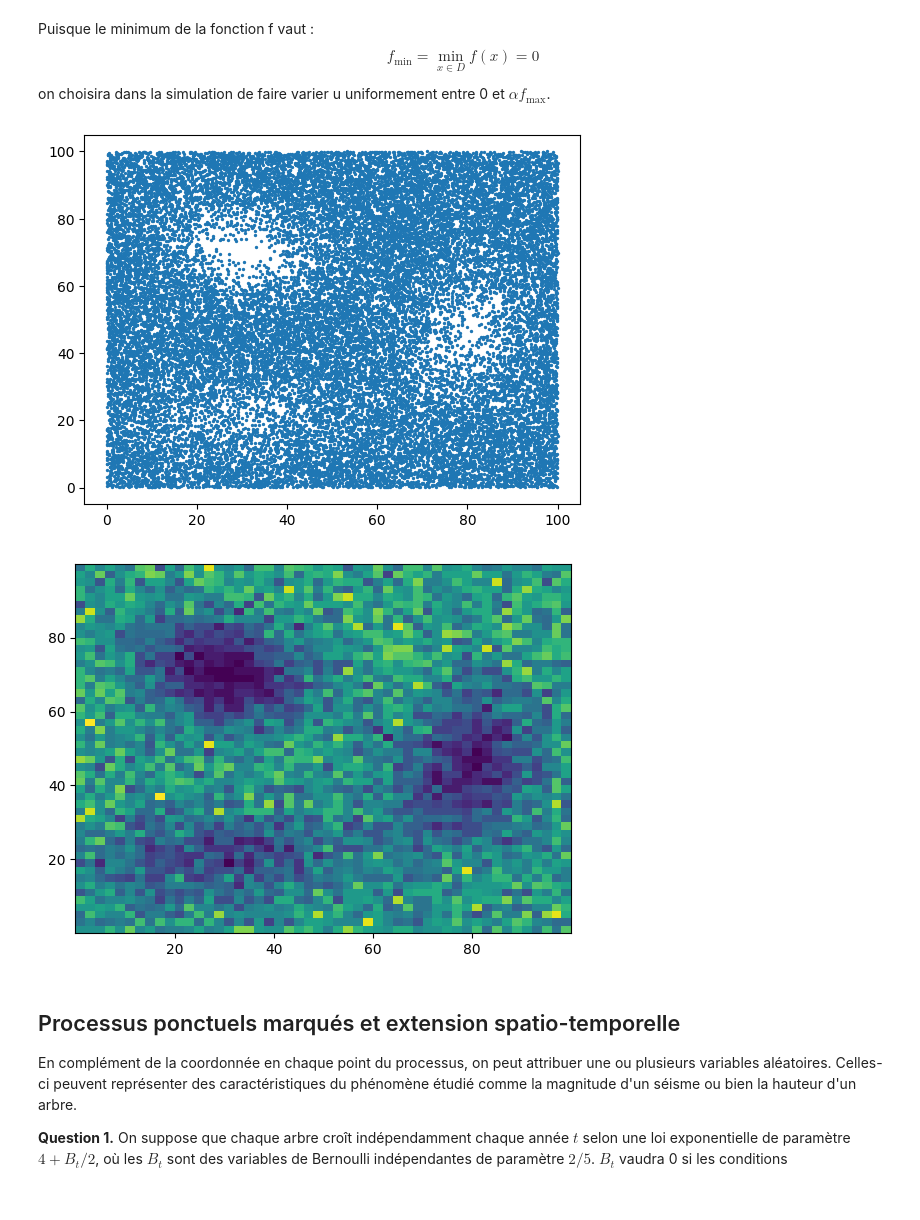
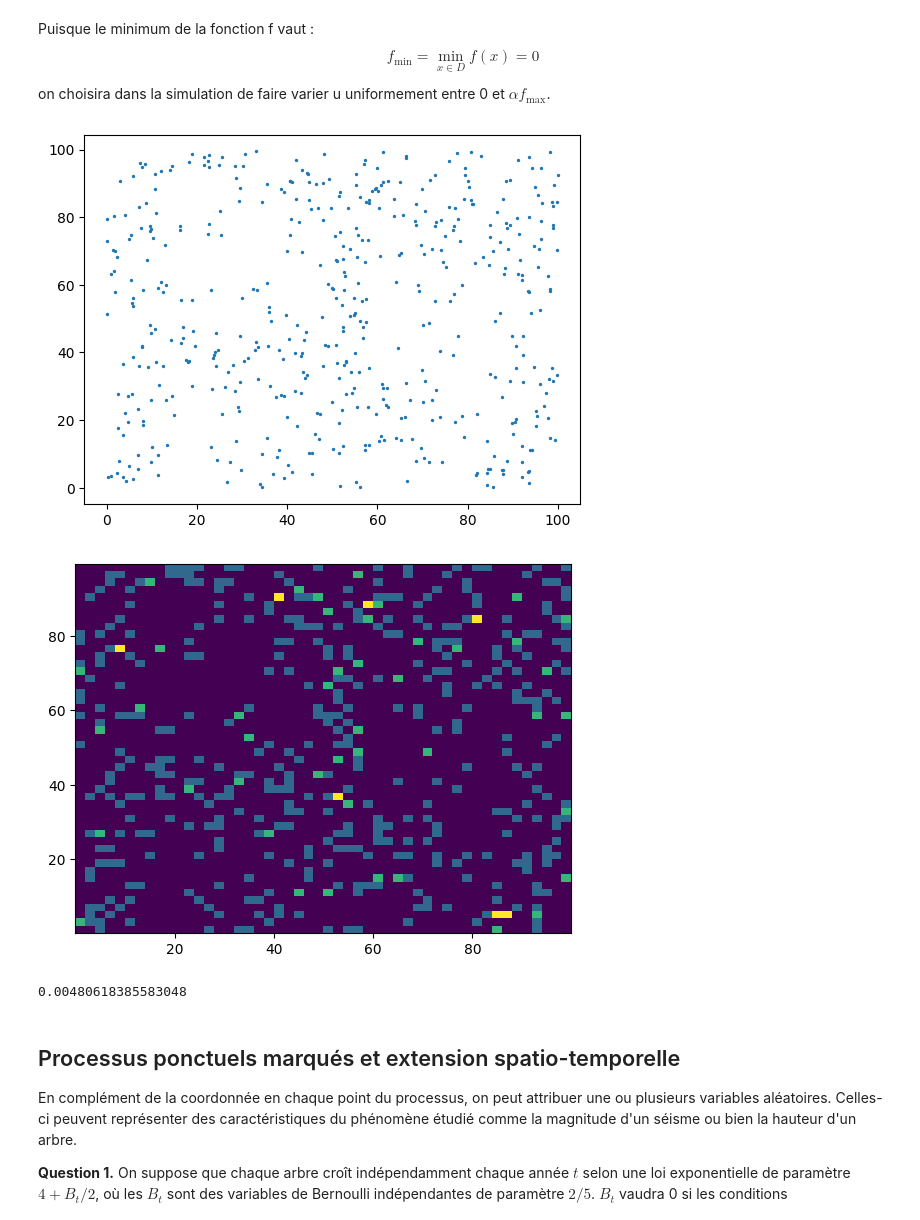
Before and after one commit to JulieBoyer/CotteBoyer, a Jupyter notebook: ProjetProbabilités2.ipynb, the cells around one changed output. Cells and saved outputs as stored; diff of their text form; code cells hidden in the pictures.

```diff
--- a/ProjetProbabilités2.ipynb
+++ b/ProjetProbabilités2.ipynb
@@ -428,6 +428,8 @@ Puisque le minimum de la fonction f vaut :
 $$ f_{\min}=\min_{x\in D} f(x)=0$$
 on choisira dans la simulation de faire varier u uniformement entre 0 et $\alpha f_{\max}$.
 # %%
+from scipy import integrate
+
 # Parameters
 a=100
 b=100
@@ -437,37 +439,40 @@ alpha = 500*10**(-4)/(fmax-3)
 def theta(x):
     return alpha*(fmax - topo(x))
 
 # Rejection sampling for theta
 def rtheta(n, a, b):
     k = 0
     pts = np.empty((0, 2))
     while k < n:
         x = np.random.uniform(0,a,2)
         y = np.random.uniform(0,b,2)
         u = np.random.uniform(0,alpha*fmax)
         if u < theta((x[0],y[0])): # remark: no need to know the normalization constant!
             pts = np.vstack((pts, [x[0], y[0]]))
             k += 1
     return pts
 
 # Poisson simulation function with rejection sampling
 def poisson2(a, b):
-    Theta = np.average(topo(pos))
-    N = np.random.poisson(Theta * (a*b))
+    f = lambda x, y: theta ((x,y))
+    Theta = integrate.dblquad(f, 0, a, 0, b)[0]
+    N = np.random.poisson(Theta)
     return rtheta(N, a, b)
 
 
 # Plotting
 X = poisson2(a, b)
 plt.scatter(X[:, 0], X[:, 1],s=2)
 plt.show()
 
 # Plot 2D histogram
 plt.hist2d(X[:,0],X[:,1],50)
 plt.show()
+print(alpha)
 # %% [output]
-[figure, old version]
+[figure, new version]
-[figure, old version]
+[figure, new version]
+0.00480618385583048
 # %% [markdown]
 ## Processus ponctuels marqués et extension spatio-temporelle
 
```
Also changed, not shown: parts of 4 cells of this notebook.
